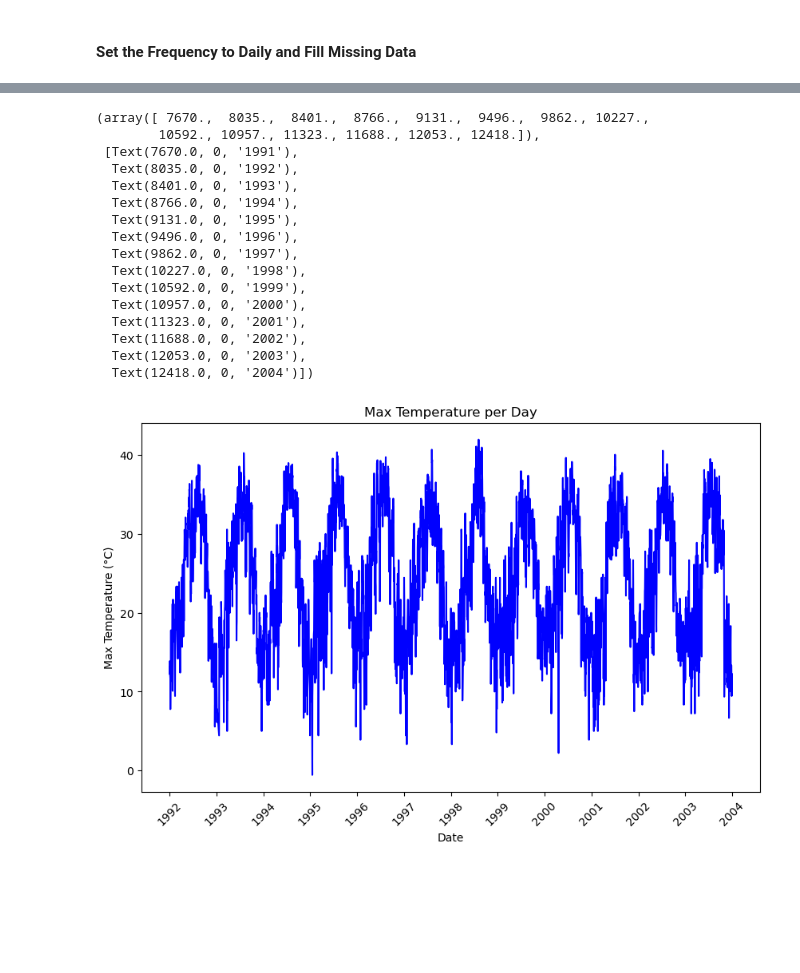
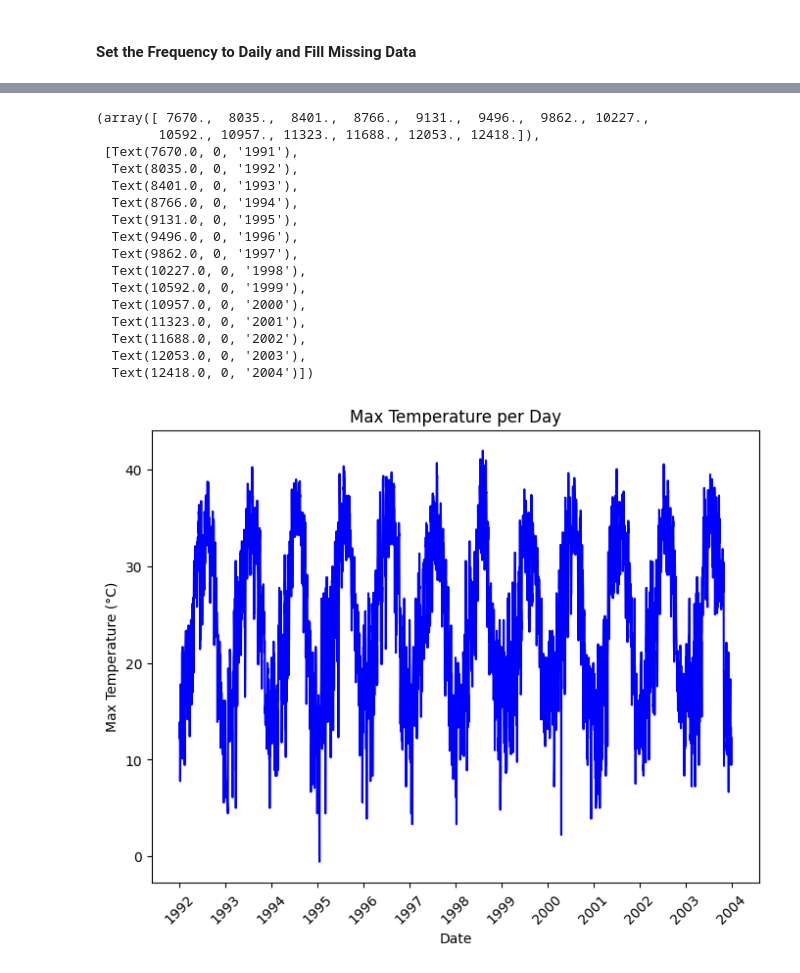
Before and after one commit to samuelbrhane/Extreme-Whether-Event-Prediction, a Jupyter notebook: pre_2004_LSTM_model.ipynb, the cells around one changed output, grey strips where cells are left out. Saved outputs shown, nothing was run; the diff lists cells and outputs as text; code cells hidden in the pictures; blank space fills up the shorter version.

```diff
--- a/pre_2004_LSTM_model.ipynb
+++ b/pre_2004_LSTM_model.ipynb
@@ -75,7 +83,7 @@ Text(0, 0.5, 'Precipitation (mm)')
 df_aggregated = df_selected.groupby('DiscoveryDate').agg({
     'FireSize': 'count',
     'MaxTemperature': 'mean',
-    'Precipitation': 'mean'
+    'Precipitation': 'mean',
 }).rename(columns={'FireSize': 'NumberOfFires'})
 
 df_aggregated
@@ -153,28 +173,28 @@ plt.xticks(rotation=45)
 # %%
 # Plot Max Temperature per day
-plt.figure(figsize=(10, 6))
+plt.figure(figsize=(8, 6))
 plt.plot(df_aggregated.index, df_aggregated['MaxTemperature'], label='Max Temperature', color='blue')
 plt.title('Max Temperature per Day')
 plt.ylabel('Max Temperature (°C)')
 plt.xlabel('Date')
 plt.gca().xaxis.set_major_formatter(mdates.DateFormatter('%Y'))
 plt.gca().xaxis.set_major_locator(mdates.YearLocator())
 plt.xticks(rotation=45)
 # %% [output]
 (array([ 7670.,  8035.,  8401.,  8766.,  9131.,  9496.,  9862., 10227.,
         10592., 10957., 11323., 11688., 12053., 12418.]),
  [Text(7670.0, 0, '1991'),
   Text(8035.0, 0, '1992'),
   Text(8401.0, 0, '1993'),
   Text(8766.0, 0, '1994'),
   Text(9131.0, 0, '1995'),
   Text(9496.0, 0, '1996'),
   Text(9862.0, 0, '1997'),
   Text(10227.0, 0, '1998'),
   Text(10592.0, 0, '1999'),
   Text(10957.0, 0, '2000'),
   Text(11323.0, 0, '2001'),
   Text(11688.0, 0, '2002'),
   Text(12053.0, 0, '2003'),
   Text(12418.0, 0, '2004')])
-[figure, old version]
+[figure, new version]
```
Also changed, not shown: parts of 32 cells of this notebook.
